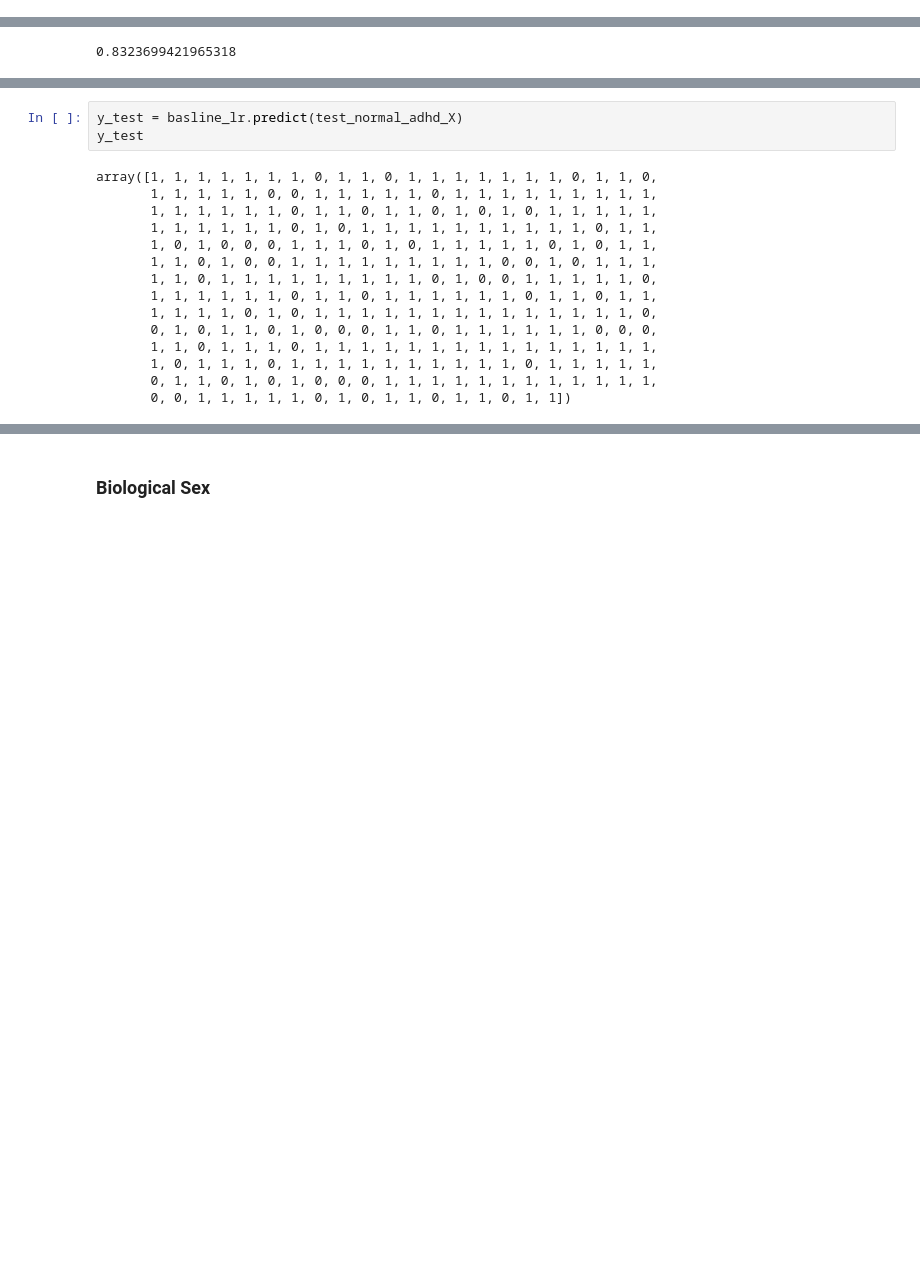
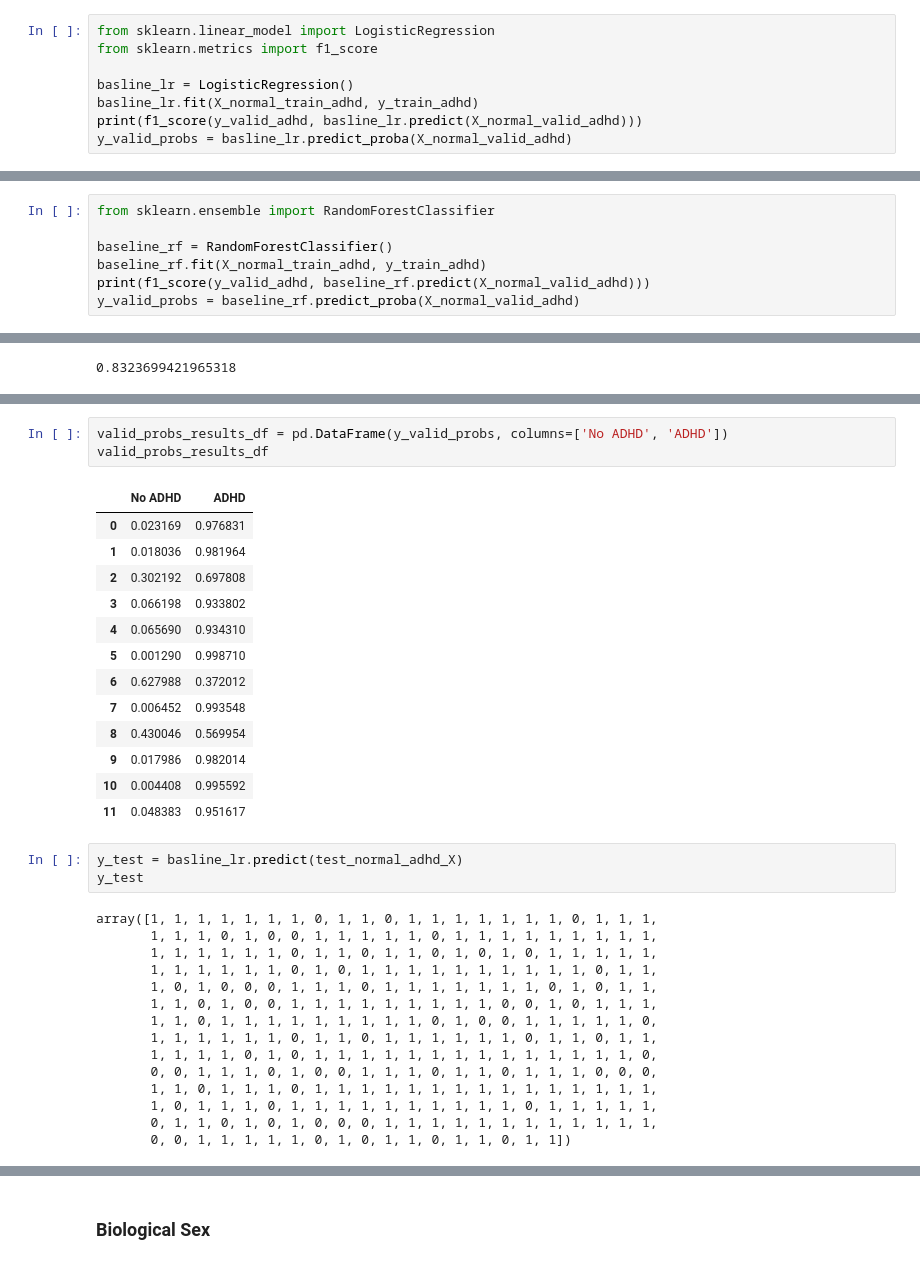
Before and after one commit to AngC1998/WiDS-Datathon-2025, a Jupyter notebook: WiDS_Datathon_2025.ipynb, the cells around one changed output, grey strips where cells are left out. Cells and saved outputs as stored; diff of their text form; blank space fills up the shorter version.

```diff
--- a/WiDS_Datathon_2025.ipynb
+++ b/WiDS_Datathon_2025.ipynb
@@ -1354,3 +1359,11 @@ basline_lr.fit(X_normal_train_adhd, y_train_adhd)
 f1_score(y_valid_adhd, basline_lr.predict(X_normal_valid_adhd))
 # %% [output]
 0.8831908831908832
+# %%
+from sklearn.linear_model import LogisticRegression
+from sklearn.metrics import f1_score
+
+basline_lr = LogisticRegression()
+basline_lr.fit(X_normal_train_adhd, y_train_adhd)
+print(f1_score(y_valid_adhd, basline_lr.predict(X_normal_valid_adhd)))
+y_valid_probs = basline_lr.predict_proba(X_normal_valid_adhd)
@@ -1362,3 +1393,10 @@ baseline_rf.fit(X_normal_train_adhd, y_train_adhd)
 f1_score(y_valid_adhd, baseline_rf.predict(X_normal_valid_adhd))
 # %% [output]
 0.8571428571428571
+# %%
+from sklearn.ensemble import RandomForestClassifier
+
+baseline_rf = RandomForestClassifier()
+baseline_rf.fit(X_normal_train_adhd, y_train_adhd)
+print(f1_score(y_valid_adhd, baseline_rf.predict(X_normal_valid_adhd)))
+y_valid_probs = baseline_rf.predict_proba(X_normal_valid_adhd)
@@ -1389,17 +1501,34 @@ And if memory is not enough, you can set `force_col_wise=true`.
+# %%
+valid_probs_results_df = pd.DataFrame(y_valid_probs, columns=['No ADHD', 'ADHD'])
+valid_probs_results_df
+# %% [output]
+|  | No ADHD | ADHD |
+| 0 | 0.023169 | 0.976831 |
+| 1 | 0.018036 | 0.981964 |
+| 2 | 0.302192 | 0.697808 |
+| 3 | 0.066198 | 0.933802 |
+| 4 | 0.065690 | 0.934310 |
+| 5 | 0.001290 | 0.998710 |
+| 6 | 0.627988 | 0.372012 |
+| 7 | 0.006452 | 0.993548 |
+| 8 | 0.430046 | 0.569954 |
+| 9 | 0.017986 | 0.982014 |
+| 10 | 0.004408 | 0.995592 |
+| 11 | 0.048383 | 0.951617 |
 # %%
 y_test = basline_lr.predict(test_normal_adhd_X)
 y_test
 # %% [output]
-array([1, 1, 1, 1, 1, 1, 1, 0, 1, 1, 0, 1, 1, 1, 1, 1, 1, 1, 0, 1, 1, 0,
-       1, 1, 1, 1, 1, 0, 0, 1, 1, 1, 1, 1, 0, 1, 1, 1, 1, 1, 1, 1, 1, 1,
+array([1, 1, 1, 1, 1, 1, 1, 0, 1, 1, 0, 1, 1, 1, 1, 1, 1, 1, 0, 1, 1, 1,
+       1, 1, 1, 0, 1, 0, 0, 1, 1, 1, 1, 1, 0, 1, 1, 1, 1, 1, 1, 1, 1, 1,
        1, 1, 1, 1, 1, 1, 0, 1, 1, 0, 1, 1, 0, 1, 0, 1, 0, 1, 1, 1, 1, 1,
        1, 1, 1, 1, 1, 1, 0, 1, 0, 1, 1, 1, 1, 1, 1, 1, 1, 1, 1, 0, 1, 1,
-       1, 0, 1, 0, 0, 0, 1, 1, 1, 0, 1, 0, 1, 1, 1, 1, 1, 0, 1, 0, 1, 1,
+       1, 0, 1, 0, 0, 0, 1, 1, 1, 0, 1, 1, 1, 1, 1, 1, 1, 0, 1, 0, 1, 1,
        1, 1, 0, 1, 0, 0, 1, 1, 1, 1, 1, 1, 1, 1, 1, 0, 0, 1, 0, 1, 1, 1,
        1, 1, 0, 1, 1, 1, 1, 1, 1, 1, 1, 1, 0, 1, 0, 0, 1, 1, 1, 1, 1, 0,
        1, 1, 1, 1, 1, 1, 0, 1, 1, 0, 1, 1, 1, 1, 1, 1, 0, 1, 1, 0, 1, 1,
        1, 1, 1, 1, 0, 1, 0, 1, 1, 1, 1, 1, 1, 1, 1, 1, 1, 1, 1, 1, 1, 0,
-       0, 1, 0, 1, 1, 0, 1, 0, 0, 0, 1, 1, 0, 1, 1, 1, 1, 1, 1, 0, 0, 0,
+       0, 0, 1, 1, 1, 0, 1, 0, 0, 1, 1, 1, 0, 1, 1, 0, 1, 1, 1, 0, 0, 0,
        1, 1, 0, 1, 1, 1, 0, 1, 1, 1, 1, 1, 1, 1, 1, 1, 1, 1, 1, 1, 1, 1,
        1, 0, 1, 1, 1, 0, 1, 1, 1, 1, 1, 1, 1, 1, 1, 1, 0, 1, 1, 1, 1, 1,
        0, 1, 1, 0, 1, 0, 1, 0, 0, 0, 1, 1, 1, 1, 1, 1, 1, 1, 1, 1, 1, 1,
```
Also changed, not shown: parts of 28 cells of this notebook.
